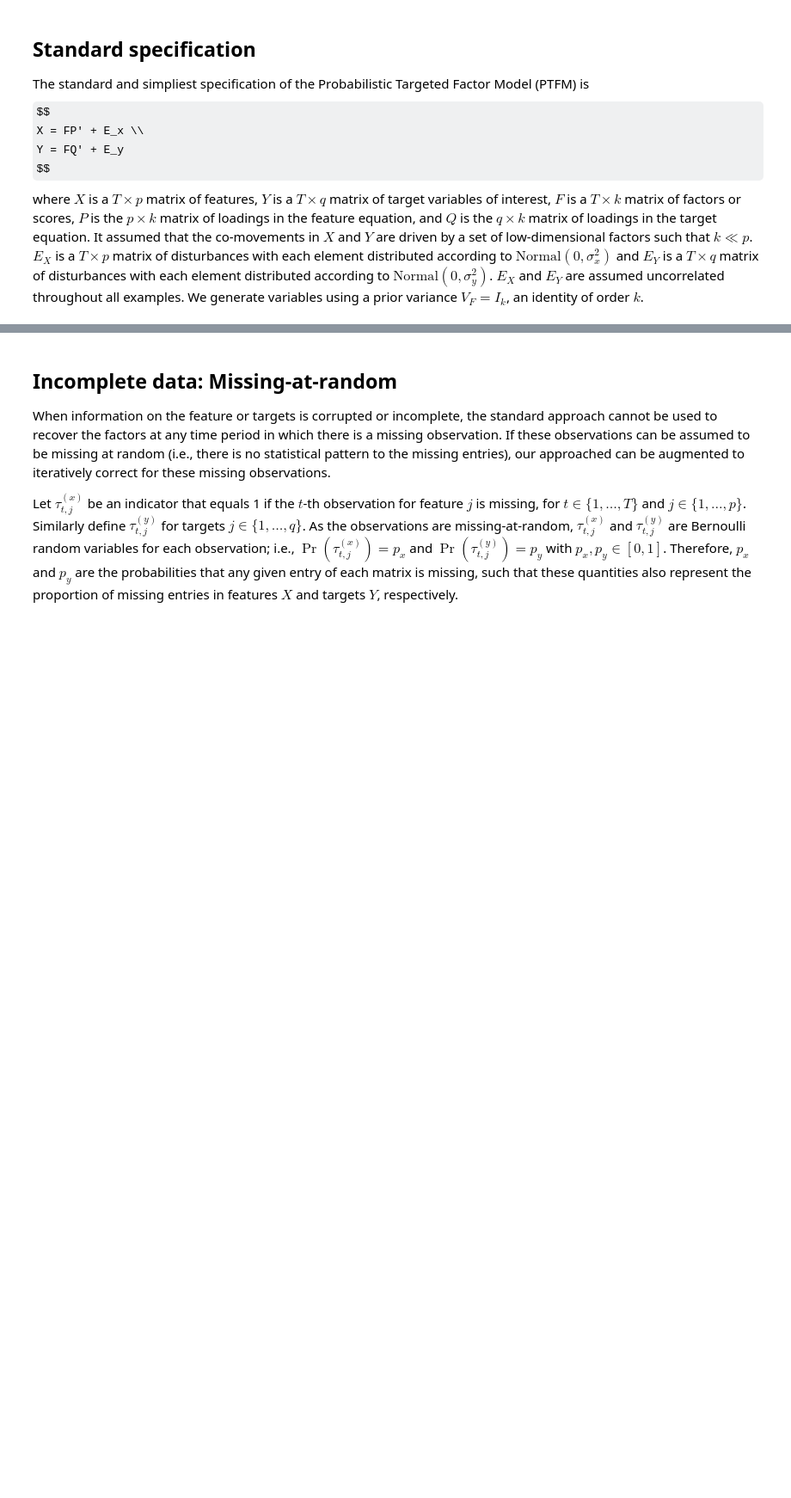
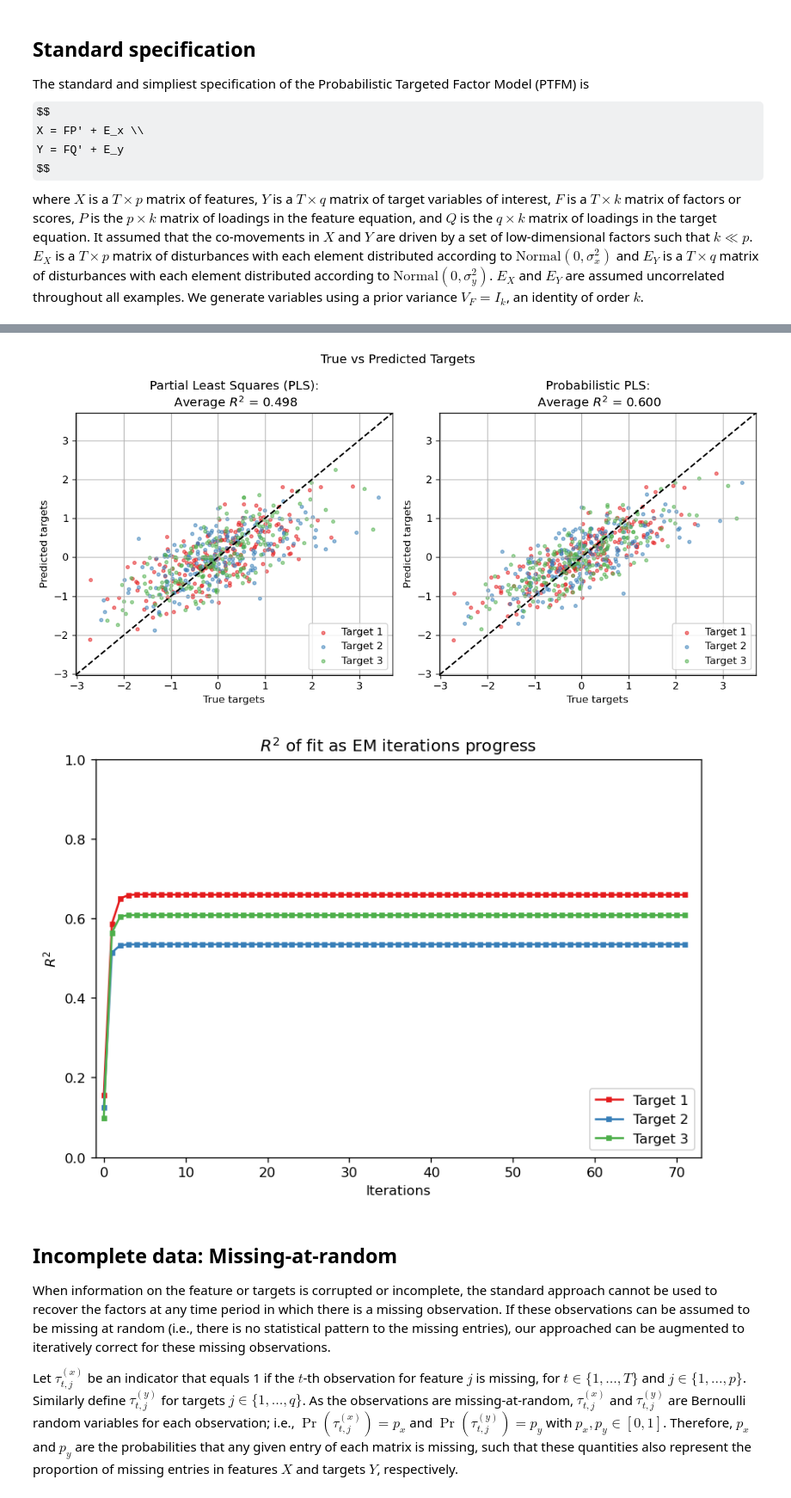
Before and after one commit to smonto2/PTFA, a Jupyter notebook: src/ptfm/example.ipynb, the cells around one changed output, grey strips where cells are left out. Shown at 86% size. Saved outputs shown, nothing was run; the diff lists cells and outputs as text; code cells hidden in the pictures; some formulas as TeX source; blank space fills up the shorter version.

```diff
--- a/src/ptfm/example.ipynb
+++ b/src/ptfm/example.ipynb
@@ -143,3 +222,58 @@ plt.show()
+# %%
+# Visualize comparison between methods
+y_range = variable_plot_range(Y)
+all_range = variable_plot_range([Y, Y_fitted_pls_system, Y_fitted_ptfm_system])
+axis_range = [*all_range, *all_range]
+colors = plt.colormaps["Set1"]
+names = ["Target " + str(i+1) for i in range(q)]
+
+# Visualization of true vs. tredicted responses
+plt.figure(figsize=(10, 5), dpi=120)
+plt.suptitle("True vs Predicted Targets")
+
+# PLS regression
+plt.subplot(1, 2, 1)
+for i in range(q):
+    plt.scatter(Y[:, i], Y_fitted_pls_system[:, i], alpha=0.5, color=colors(i), s=10, label=names[i])
+plt.plot(y_range, y_range, "k--")
+plt.axis(axis_range)
+plt.title(f'Partial Least Squares (PLS):\n Average $R^2$ = {np.mean(r2_pls_system):.3f}')
+plt.xlabel('True targets')
+plt.ylabel('Predicted targets')
+plt.legend(loc="lower right")
+plt.grid(True)
+
+# Probabilistic PLS (Without standardization)
+plt.subplot(1, 2, 2)
+for i in range(q):
+    plt.scatter(Y[:, i], Y_fitted_ptfm_system[:, i], alpha=0.5, color=colors(i), s=10, label=names[i])
+plt.plot(y_range, y_range, "k--")
+plt.axis(axis_range)
+plt.title(f'Probabilistic PLS:\n Average $R^2$ = {np.mean(r2_ptfm_system):.3f}')
+plt.xlabel('True targets')
+plt.ylabel('Predicted targets')
+plt.legend(loc="lower right")
+plt.grid(True)
+
+# Show resulting plot
+plt.tight_layout()
+plt.show()
+
+# Plot path of R-squared in PTFM
+max_iterations = ptfm_system.r2_array.shape[0]
+plt.figure(figsize=(7, 5), dpi=120)
+plt.title("$R^2$ of fit as EM iterations progress")
+for i in range(q):
+    plt.plot(ptfm_system.r2_array[:, i], "s-", color=colors(i), label=names[i], markersize=3)
+plt.axis([-1, max_iterations+1, 0, 1])
+plt.xlabel("Iterations")
+plt.ylabel("$R^2$")
+plt.legend(loc="lower right")
+plt.tight_layout()
+plt.show()
+# %% [output]
+[figure, added]
+[figure, added]
 # %% [markdown]
 ## Incomplete data: Missing-at-random
 When information on the feature or targets is corrupted or incomplete, the standard approach cannot be used to recover the factors at any time period in which there is a missing observation. If these observations can be assumed to be missing at random (i.e., there is no statistical pattern to the missing entries), our approached can be augmented to iteratively correct for these missing observations.
```
Also changed, not shown: parts of 14 cells of this notebook, 1 other file.
